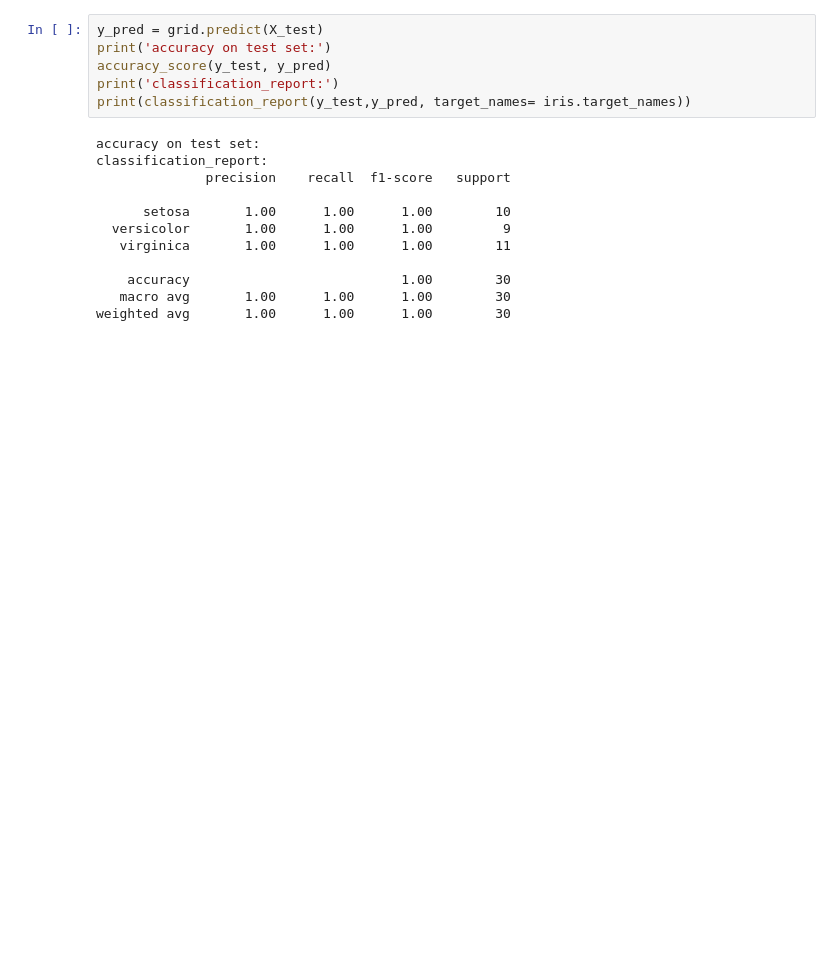
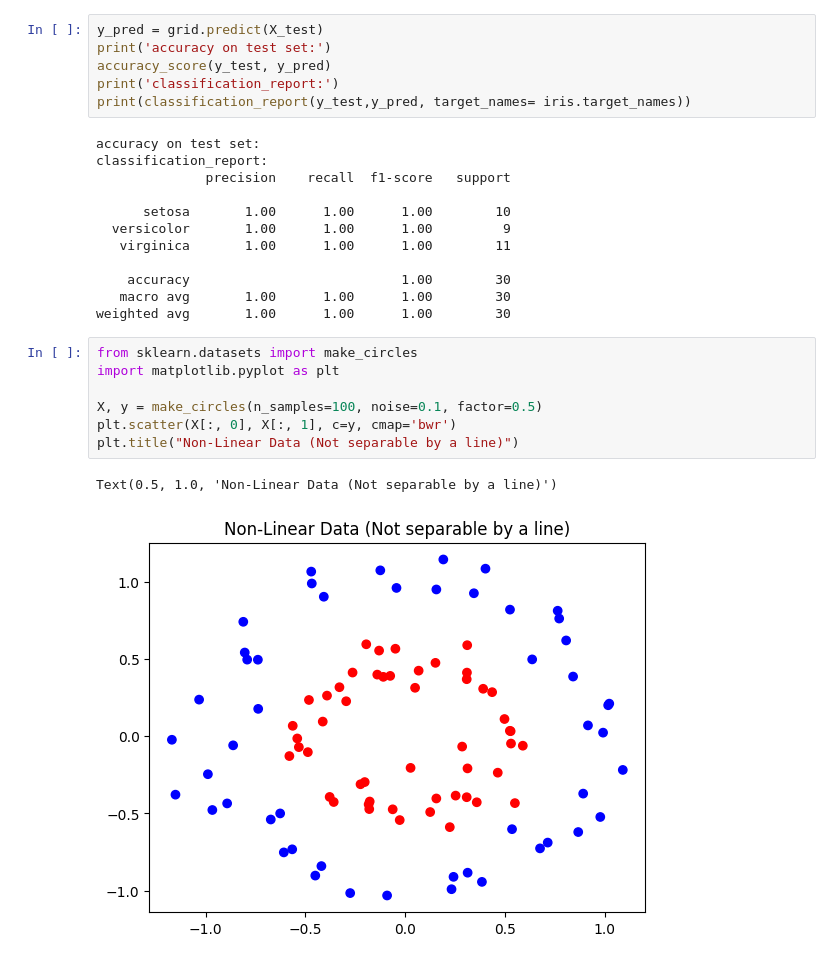
Before and after one commit to AryamBajracharya/ML, a Jupyter notebook: Kernel.ipynb, the cells around one changed output. Saved outputs shown, nothing was run; the diff lists cells and outputs as text; blank space fills up the shorter version.

```diff
--- a/Kernel.ipynb
+++ b/Kernel.ipynb
@@ -115,3 +115,13 @@ classification_report:
     accuracy                           1.00        30
    macro avg       1.00      1.00      1.00        30
 weighted avg       1.00      1.00      1.00        30
+# %%
+from sklearn.datasets import make_circles
+import matplotlib.pyplot as plt
+
+X, y = make_circles(n_samples=100, noise=0.1, factor=0.5)
+plt.scatter(X[:, 0], X[:, 1], c=y, cmap='bwr')
+plt.title("Non-Linear Data (Not separable by a line)")
+# %% [output]
+Text(0.5, 1.0, 'Non-Linear Data (Not separable by a line)')
+[figure, added]
```
Also changed, not shown: parts of 1 cell of this notebook.
